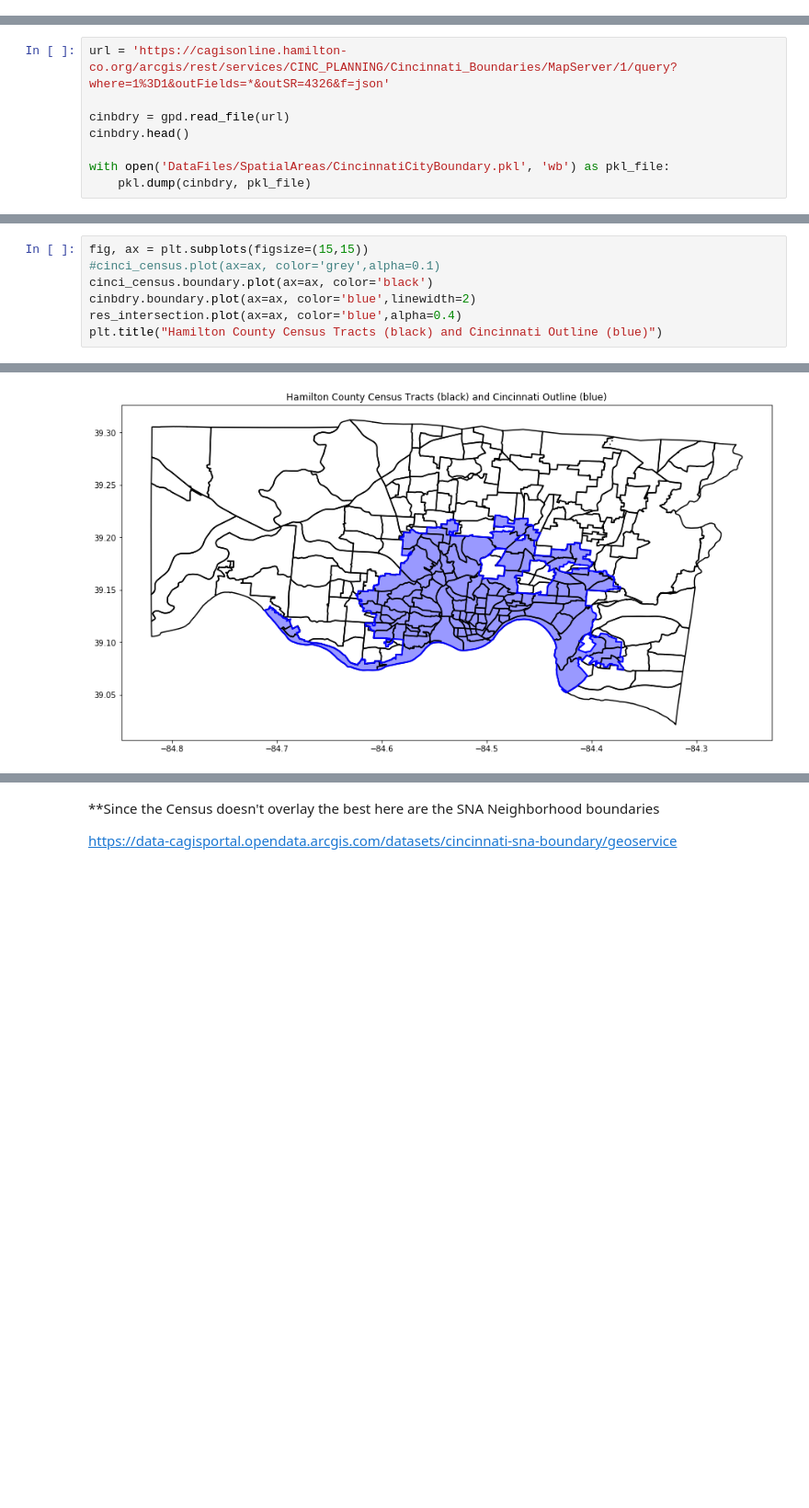
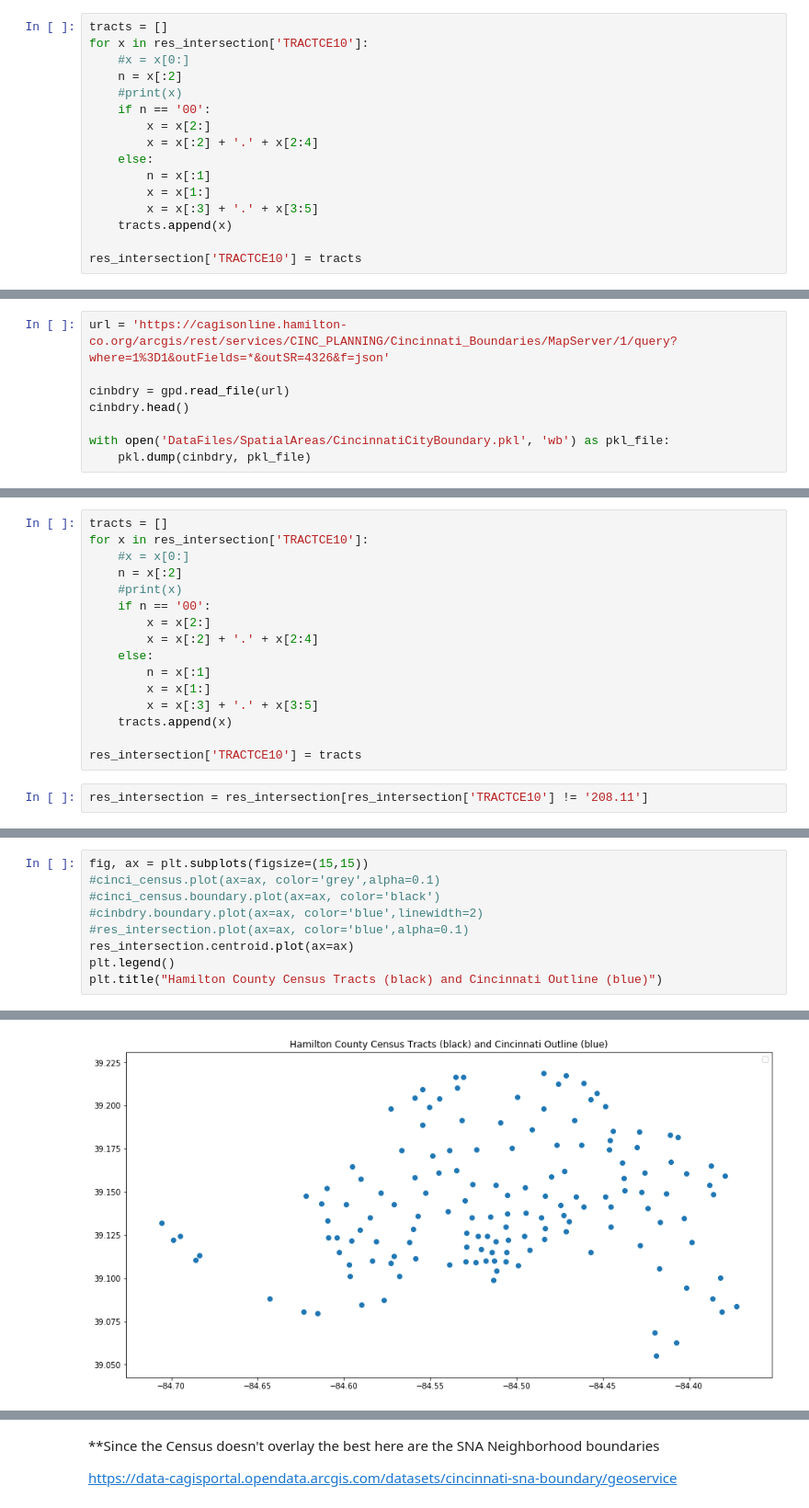
Before and after one commit to akinbule/OpioidsWastewaterPilot, a Jupyter notebook: CincinnatiDataMMW.ipynb, the cells around one changed output, grey strips where cells are left out. Shown at 92% size. Saved outputs shown, nothing was run; the diff lists cells and outputs as text; blank space fills up the shorter version.

Commit message:
update to cinci count by tract
new cinci pickle file is uploaded

```diff
--- a/CincinnatiDataMMW.ipynb
+++ b/CincinnatiDataMMW.ipynb
@@ -71,0 +76,16 @@ cinci_census.head()
+# %%
+tracts = []
+for x in res_intersection['TRACTCE10']:
+    #x = x[0:]
+    n = x[:2]
+    #print(x)
+    if n == '00':
+        x = x[2:]
+        x = x[:2] + '.' + x[2:4]
+    else:
+        n = x[:1]
+        x = x[1:]
+        x = x[:3] + '.' + x[3:5]
+    tracts.append(x)
+
+res_intersection['TRACTCE10'] = tracts
@@ -81,0 +125,18 @@ res_intersection = gpd.overlay(cinci_census, cinbdry, how='intersection')
+# %%
+tracts = []
+for x in res_intersection['TRACTCE10']:
+    #x = x[0:]
+    n = x[:2]
+    #print(x)
+    if n == '00':
+        x = x[2:]
+        x = x[:2] + '.' + x[2:4]
+    else:
+        n = x[:1]
+        x = x[1:]
+        x = x[:3] + '.' + x[3:5]
+    tracts.append(x)
+
+res_intersection['TRACTCE10'] = tracts
+# %%
+res_intersection = res_intersection[res_intersection['TRACTCE10'] != '208.11']
@@ -82,8 +152,10 @@ res_intersection = gpd.overlay(cinci_census, cinbdry, how='intersection')
 # %%
 fig, ax = plt.subplots(figsize=(15,15))
 #cinci_census.plot(ax=ax, color='grey',alpha=0.1)
-cinci_census.boundary.plot(ax=ax, color='black')
-cinbdry.boundary.plot(ax=ax, color='blue',linewidth=2)
-res_intersection.plot(ax=ax, color='blue',alpha=0.4)
+#cinci_census.boundary.plot(ax=ax, color='black')
+#cinbdry.boundary.plot(ax=ax, color='blue',linewidth=2)
+#res_intersection.plot(ax=ax, color='blue',alpha=0.1)
+res_intersection.centroid.plot(ax=ax)
+plt.legend()
 plt.title("Hamilton County Census Tracts (black) and Cincinnati Outline (blue)")
 # %% [output]
@@ -91 +164 @@ Text(0.5, 1.0, 'Hamilton County Census Tracts (black) and Cincinnati Outline (bl
-[figure, old version]
+[figure, new version]
```
Also changed, not shown: parts of 14 cells of this notebook, 9 other files.
